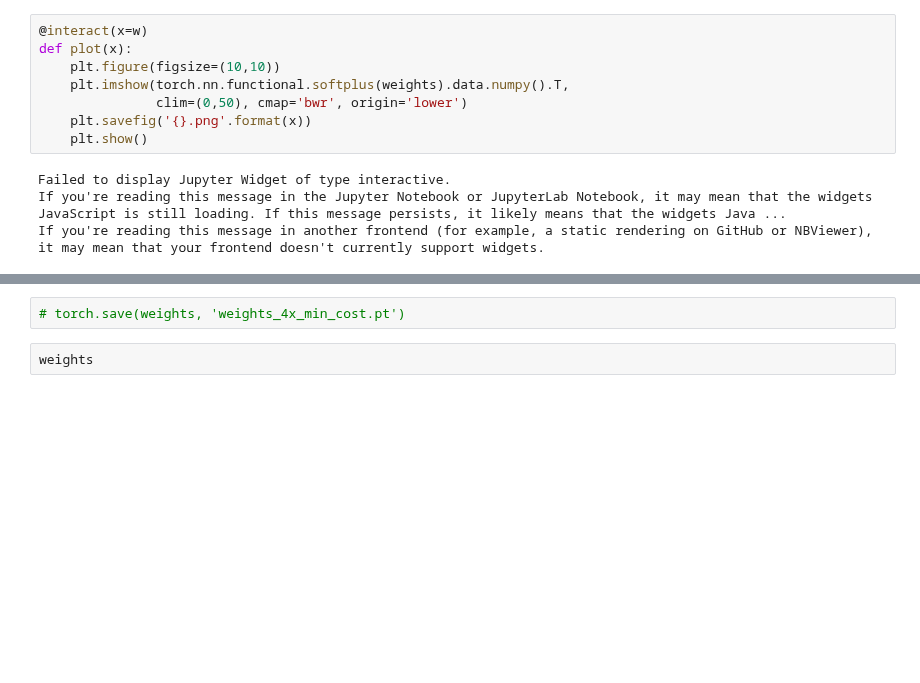
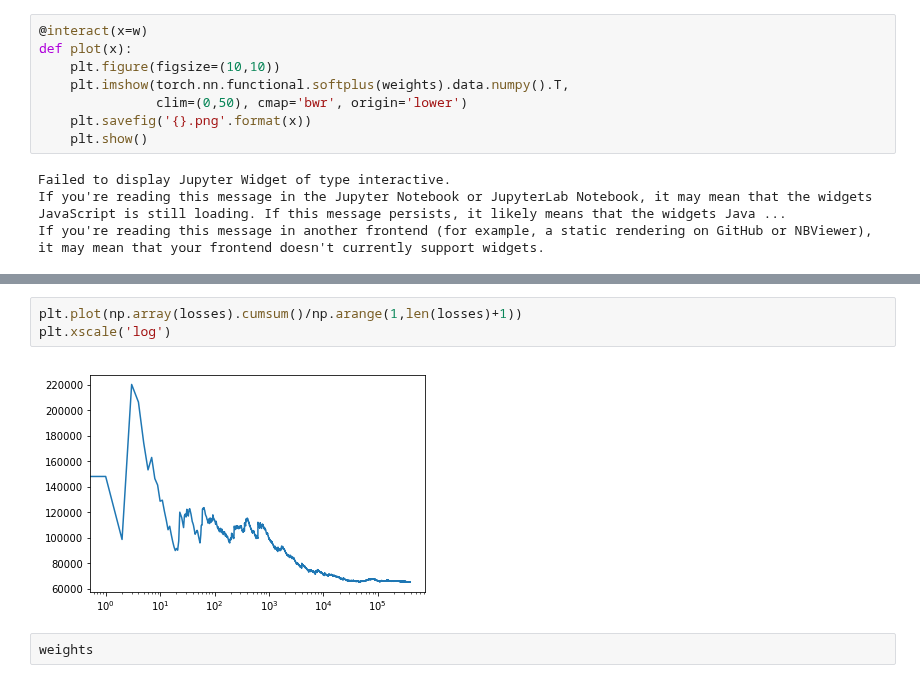
Before and after one commit to M20190649/cs281-final-taxi, a Jupyter notebook: 2017-12-2_FR_unif-ncr-model.ipynb, the cells around one changed output, grey strips where cells are left out. Drawn from its saved outputs; the diff is of its cells as text; blank space fills up the shorter version.

```diff
--- a/2017-12-2_FR_unif-ncr-model.ipynb
+++ b/2017-12-2_FR_unif-ncr-model.ipynb
@@ -177,5 +197,8 @@ with tqdm(total=num_epochs * 8030 * 1000) as pbar:
-# %%
-# torch.save(weights, 'weights_4x_min_cost.pt')
+# %%
+plt.plot(np.array(losses).cumsum()/np.arange(1,len(losses)+1))
+plt.xscale('log')
+# %% [output]
+[figure, added]
 # %%
 weights
 # %% [output]
```
Also changed, not shown: parts of 2 cells of this notebook, 6 other files.
